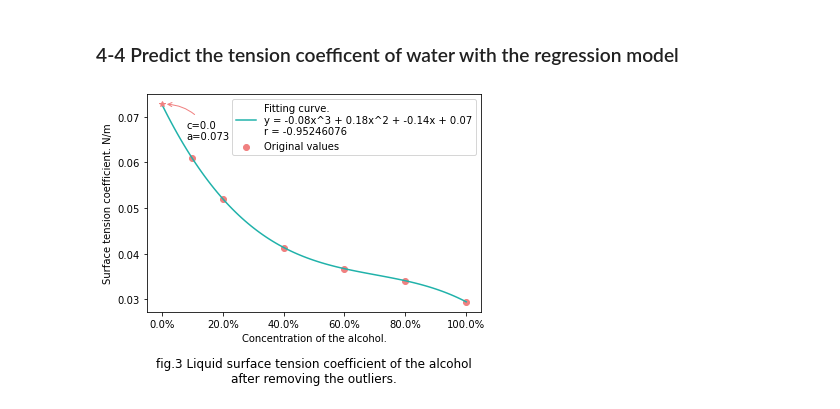
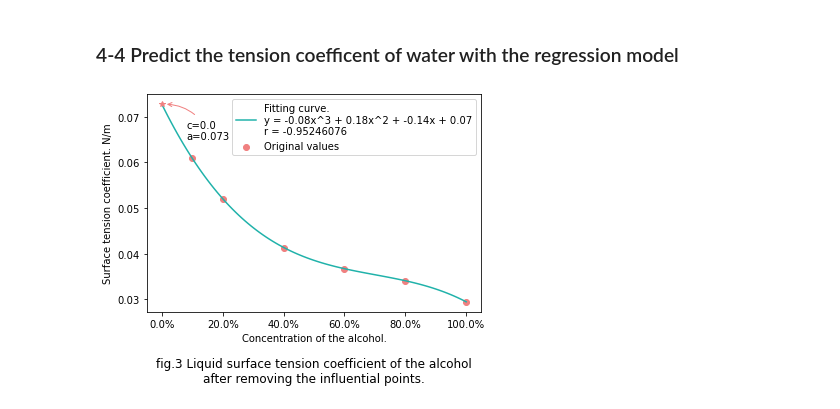
Before and after one commit to Zweig-Wong/SYSU-PHY-EXP, a Jupyter notebook: A2 Liquid surface tension coefficient/A2 Measurement of liquid surface tension coefficient by pulling-escape method.ipynb, the cells around one changed output. Cells and saved outputs as stored; diff of their text form; code cells hidden in the pictures.

```diff
--- a/A2 Liquid surface tension coefficient/A2 Measurement of liquid surface tension coefficient by pulling-escape method.ipynb
+++ b/A2 Liquid surface tension coefficient/A2 Measurement of liquid surface tension coefficient by pulling-escape method.ipynb
@@ -424,26 +423,26 @@ plt.savefig(r'A2 output\fig. 2_2.png', bbox_inches = 'tight', dpi=300)
 # %%
 plt.scatter(df4_2['C'], df4_2['a'], color='lightcoral', label='Original values')
 
 a_c = np.polyfit(df4_2['C'], df4_2['a'], 3)
 c_smooth = np.linspace(0, 1, 100)
 U_reg = np.polyval(a_c, c_smooth)
 r = np.corrcoef(df4_2['C'], df4_2['a'])[0,1]
 A1, A2, A3, A4 = tuple(a_c)
 plt.plot(c_smooth, U_reg, color='lightseagreen',
                           label='Fitting curve. \ny = {:.2f}x^3 + {:.2f}x^2 + {:.2f}x + {:.2f}\nr = {:.8f}'
                           .format(A1, A2, A3, A4, r))
 
 plt.legend()
 plt.gca().xaxis.set_major_formatter(ticker.PercentFormatter(xmax=1, decimals=1))
 plt.xlabel('Concentration of the alcohol.')
 plt.ylabel('Surface tension coefficient. N/m')
-plt.title('fig.3 Liquid surface tension coefficient of the alcohol\nafter removing the outliers.', y=-0.35)
+plt.title('fig.3 Liquid surface tension coefficient of the alcohol\nafter removing the influential points.', y=-0.35)
 plt.plot(0, np.polyval(a_c, 0), '*', color='lightcoral')
 plt.annotate(text='c=0.0\na={:.2g}'.format(np.polyval(a_c, 0)) , xy=(0, np.polyval(a_c, 0)), xytext=(0.08, 0.065), arrowprops=dict(arrowstyle='->',
                  color='lightcoral',
                  shrinkA = 5,
                  shrinkB = 5,
                  connectionstyle="arc3,rad=0.3"))
 plt.savefig(r'A2 output\fig. 3.png', bbox_inches = 'tight', dpi=300)
 # %% [output]
-[figure, old version]
+[figure, new version]
```
Also changed, not shown: parts of 10 cells of this notebook, 5 other files.
